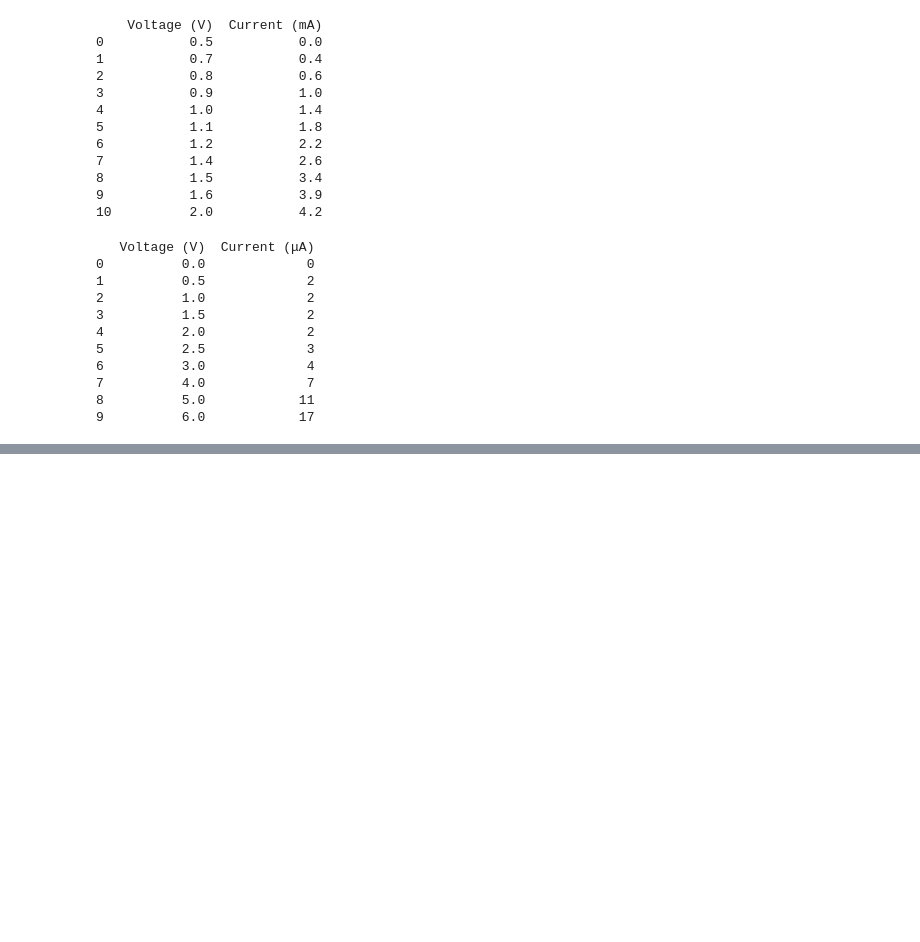
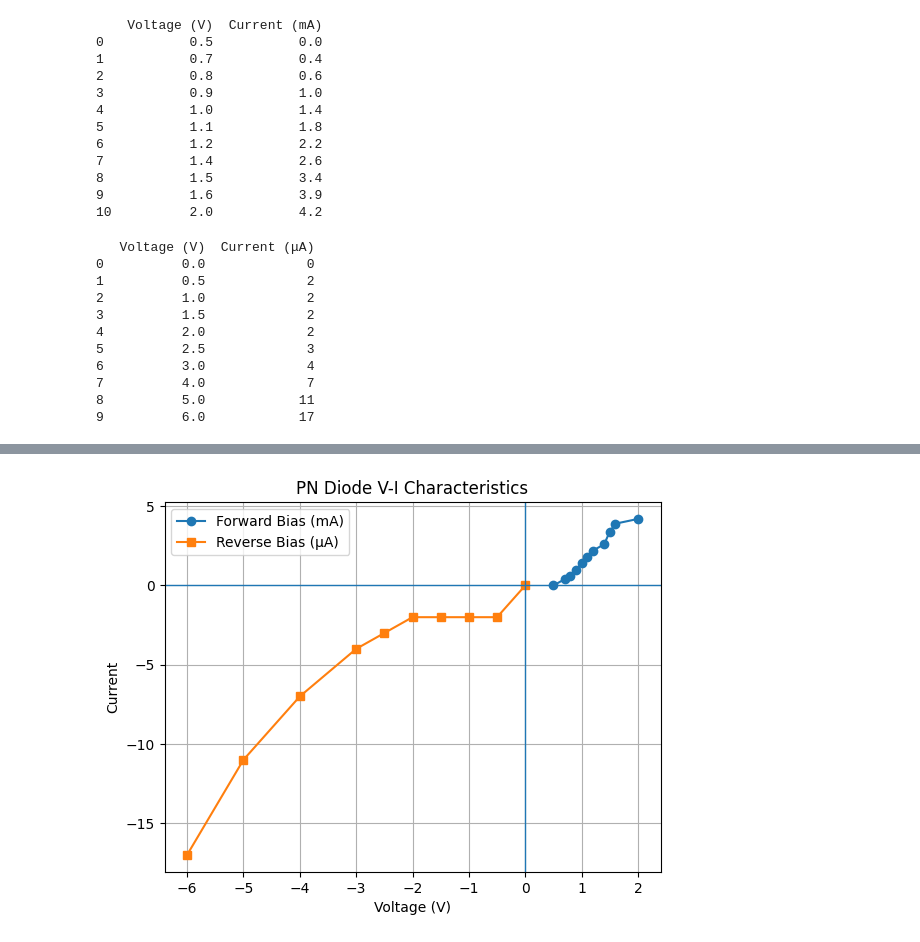
Before and after one commit to pranauvskandhan/Electronics-UPY22401J, a Jupyter notebook: lab/pn-diode.ipynb, the cells around one changed output, grey strips where cells are left out. Cells and saved outputs as stored; diff of their text form; code cells hidden in the pictures; blank space fills up the shorter version.

```diff
--- a/lab/pn-diode.ipynb
+++ b/lab/pn-diode.ipynb
@@ -44,0 +70,30 @@ print(rb_table)
+# %%
+plt.figure() #unscaled 3rd quadrant
+
+# forward bias - 1st quadrant
+plt.plot(
+    fb_table['Voltage (V)'],
+    fb_table['Current (mA)'],
+    marker='o',
+    label='Forward Bias (mA)'
+)
+
+# rerverse bias - 3rd quadrant
+plt.plot(
+    -rb_table['Voltage (V)'],
+    -rb_table['Current (μA)'],
+    marker='s',
+    label='Reverse Bias (μA)'
+)
+
+plt.axhline(0, linewidth=1)
+plt.axvline(0, linewidth=1)
+
+plt.xlabel('Voltage (V)')
+plt.ylabel('Current')
+plt.title('PN Diode V-I Characteristics')
+plt.legend()
+plt.grid(True)
+plt.show()
+# %% [output]
+[figure, added]
```
Also changed, not shown: parts of 3 cells of this notebook, 2 other files.
